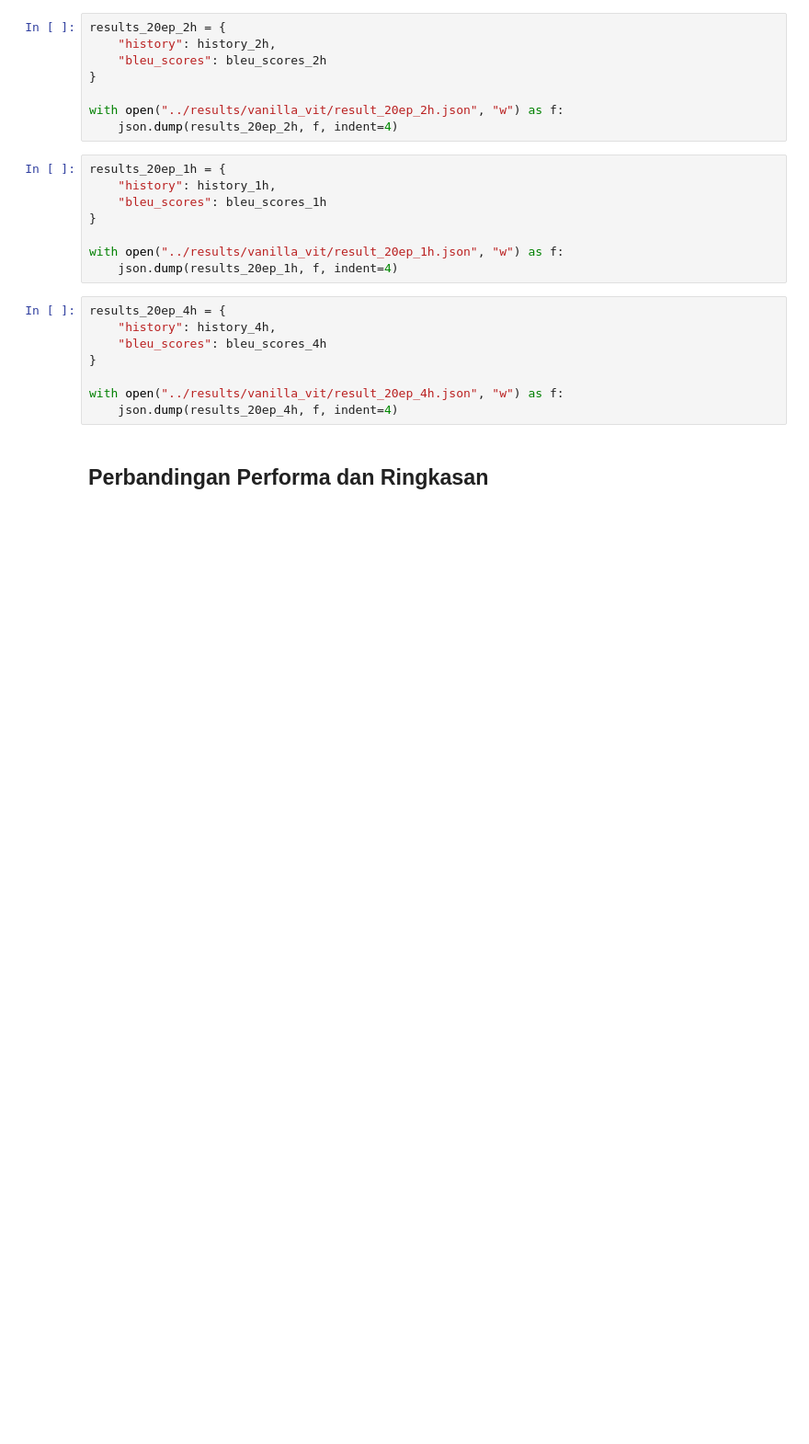
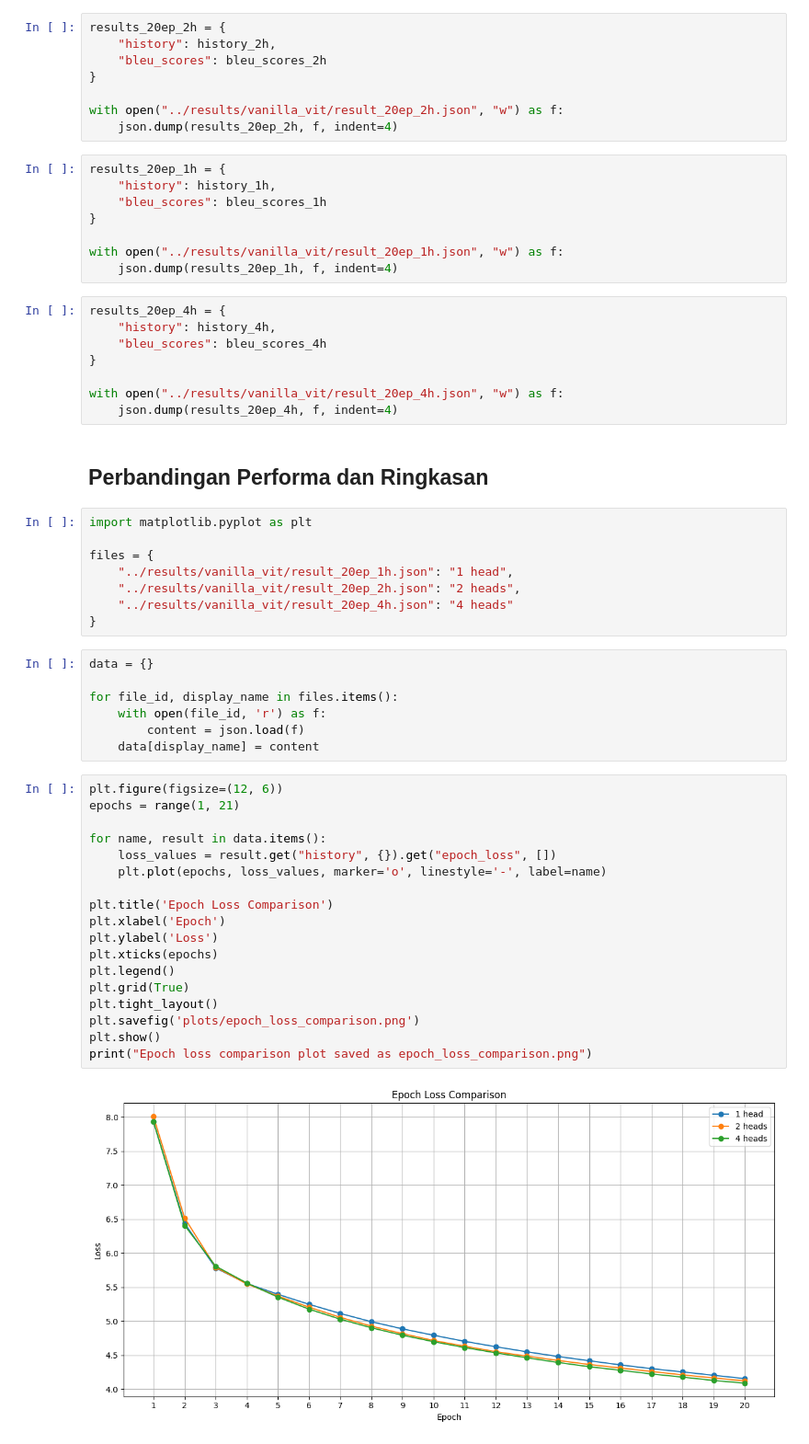
Before and after one commit to Tansil011019/medxplain, a Jupyter notebook: notebooks/experiment.ipynb, the cells around one changed output. Shown at 92% size. Saved outputs shown, nothing was run; the diff lists cells and outputs as text; blank space fills up the shorter version.

```diff
--- a/notebooks/experiment.ipynb
+++ b/notebooks/experiment.ipynb
@@ -459,3 +459,38 @@ with open("../results/vanilla_vit/result_20ep_4h.json", "w") as f:
     json.dump(results_20ep_4h, f, indent=4)
 # %% [markdown]
 ## Perbandingan Performa dan Ringkasan
+# %%
+import matplotlib.pyplot as plt
+
+files = {
+    "../results/vanilla_vit/result_20ep_1h.json": "1 head",
+    "../results/vanilla_vit/result_20ep_2h.json": "2 heads",
+    "../results/vanilla_vit/result_20ep_4h.json": "4 heads"
+}
+# %%
+data = {}
+
+for file_id, display_name in files.items():
+    with open(file_id, 'r') as f:
+        content = json.load(f)
+    data[display_name] = content
+# %%
+plt.figure(figsize=(12, 6))
+epochs = range(1, 21)
+
+for name, result in data.items():
+    loss_values = result.get("history", {}).get("epoch_loss", [])
+    plt.plot(epochs, loss_values, marker='o', linestyle='-', label=name)
+
+plt.title('Epoch Loss Comparison')
+plt.xlabel('Epoch')
+plt.ylabel('Loss')
+plt.xticks(epochs)
+plt.legend()
+plt.grid(True)
+plt.tight_layout()
+plt.savefig('plots/epoch_loss_comparison.png')
+plt.show()
+print("Epoch loss comparison plot saved as epoch_loss_comparison.png")
+# %% [output]
+[figure, added]
```
Also changed, not shown: parts of 3 cells of this notebook, 2 other files.
